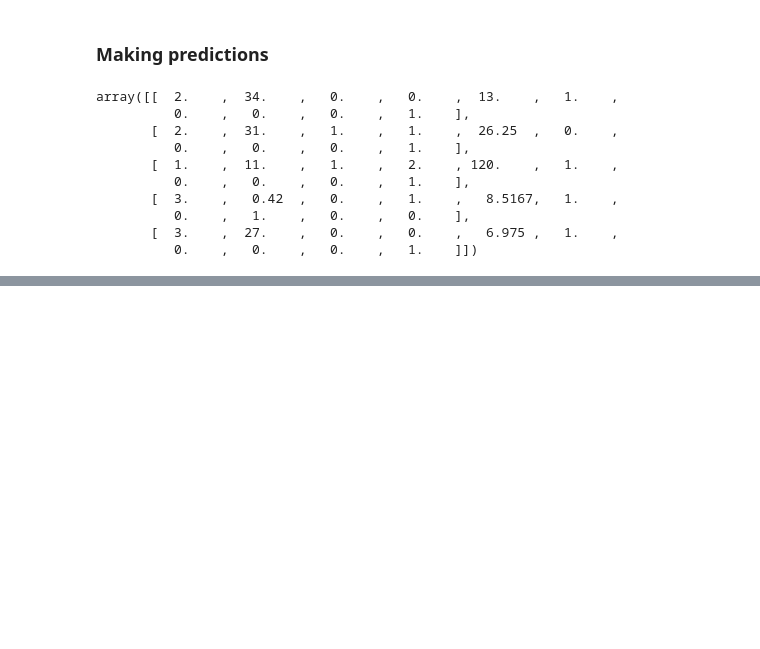
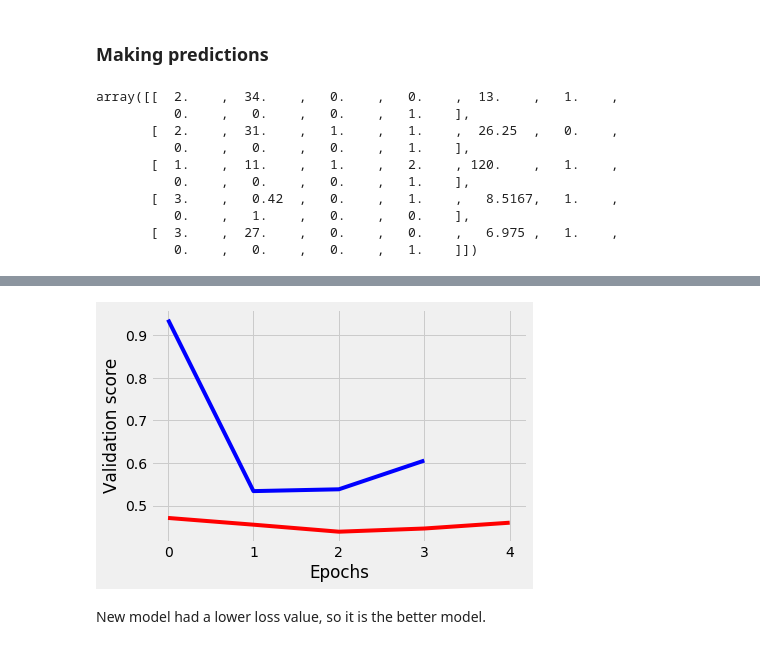
Before and after one commit to VictorOmondi1997/Introduction-to-Deep-Learning-in-Python, a Jupyter notebook: Introduction to Deep Learning in Python.ipynb, the cells around one changed output, grey strips where cells are left out. Drawn from its saved outputs; the diff is of its cells as text; code cells hidden in the pictures; blank space fills up the shorter version.

Commit message:
Experiment Models

```diff
--- a/Introduction to Deep Learning in Python.ipynb
+++ b/Introduction to Deep Learning in Python.ipynb
@@ -715,0 +826,3 @@ _________________________________________________________________
+# %%
+early_stopping_monitor = EarlyStopping(patience=2)
+model.fit(predictors, target, validation_split=.3, epochs=20, callbacks=[early_stopping_monitor])
@@ -715,0 +857,26 @@ _________________________________________________________________
+# %%
+# the new model
+model_2 = Sequential()
+
+model_2.add(Dense(100, activation='relu', input_shape=(n_cols,)))
+model_2.add(Dense(100, activation = 'relu', input_shape=(n_cols,)))
+
+model_2.add(Dense(2, activation='softmax'))
+
+model_2.compile(optimizer='adam', loss='categorical_crossentropy', metrics=['accuracy'])
+# %%
+# Fit model_1
+model_1_training = model.fit(predictors, target, epochs=15, validation_split=0.2, callbacks=[early_stopping_monitor], verbose=False)
+# %%
+# Fit model_2
+model_2_training = model_2.fit(predictors, target, epochs=15, validation_split=0.2, callbacks=[early_stopping_monitor], verbose=False)
+# %%
+# Create the plot
+plt.plot(model_1_training.history['val_loss'], 'r', model_2_training.history['val_loss'], 'b')
+plt.xlabel('Epochs')
+plt.ylabel('Validation score')
+plt.show()
+# %% [output]
+[figure, added]
+# %% [markdown]
+New model had a lower loss value, so it is the better model.
```
Also changed, not shown: parts of 42 cells of this notebook.
